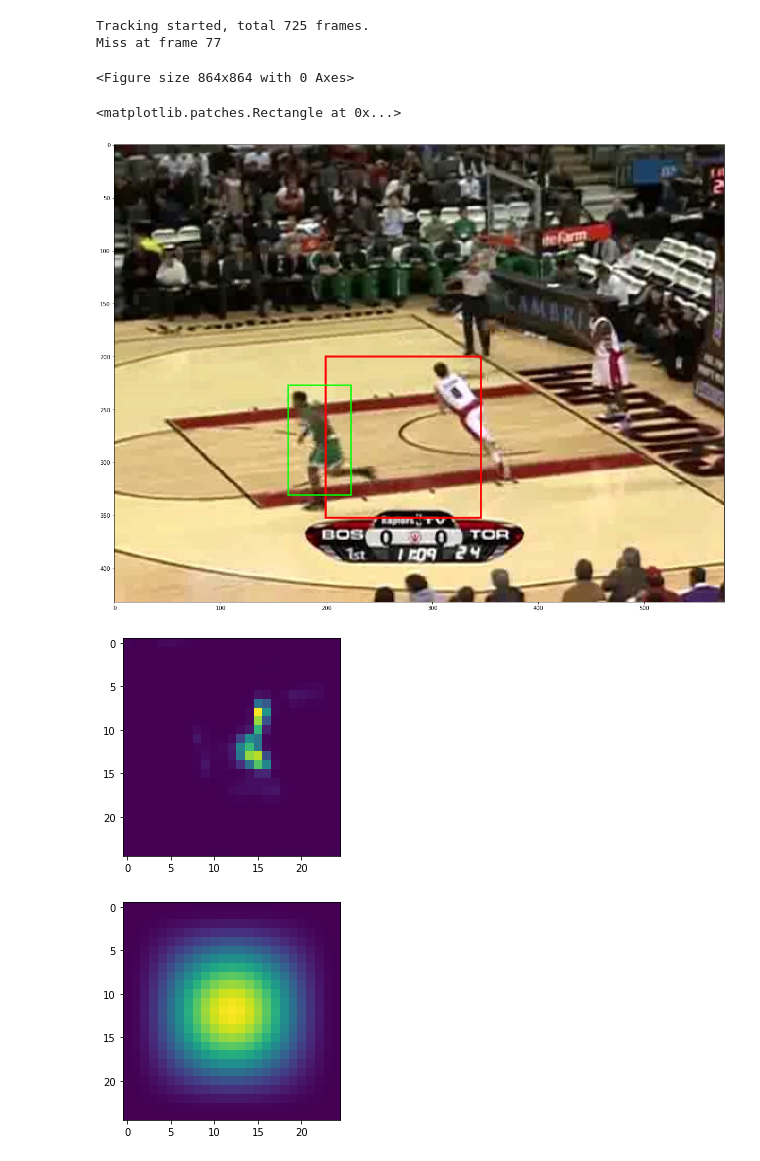
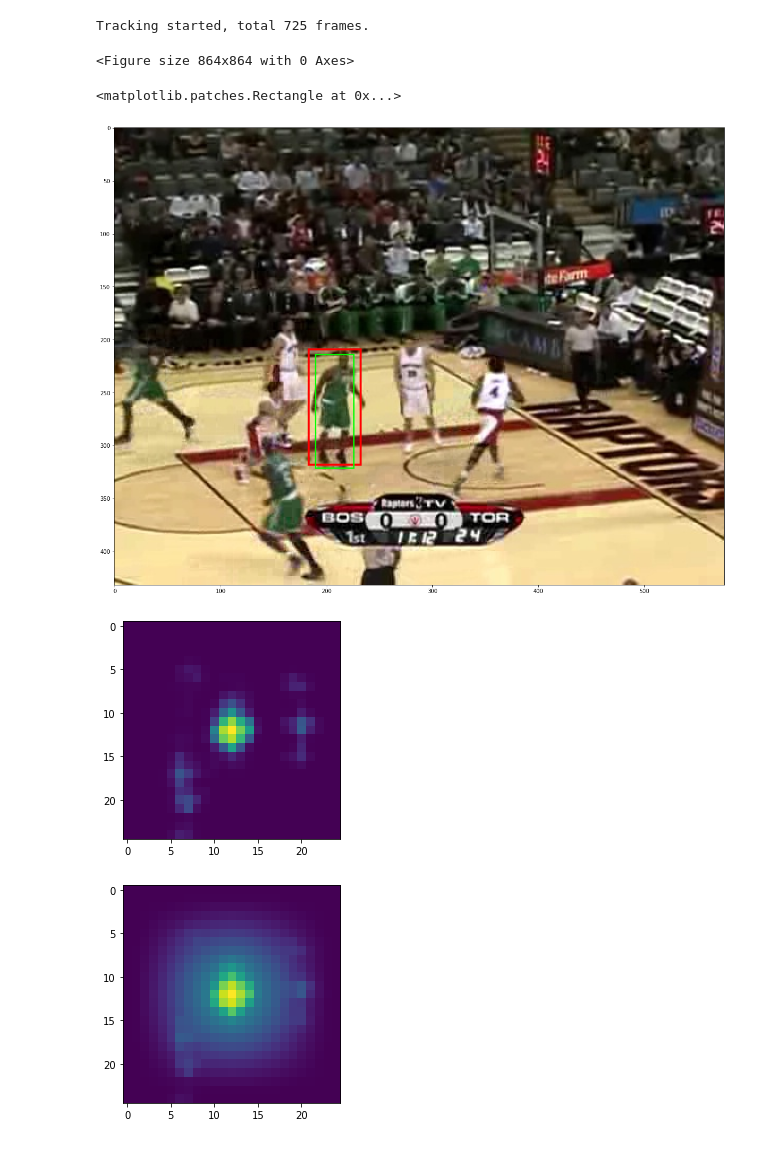
Before and after one commit to eldercrow/tracking-pytorch, a Jupyter notebook: notebook/predict.ipynb, the cells around one changed output. Cells and saved outputs as stored; diff of their text form; code cells hidden in the pictures.

```diff
--- a/notebook/predict.ipynb
+++ b/notebook/predict.ipynb
@@ -19,8 +21,8 @@ os.environ['CUDA_VISIBLE_DEVICES'] = '0'
 # %%
 # fn_config = 'experiments/baseline/config.yaml'
 # snapshot = 'experiments/baseline/snapshot/checkpoint_e99.pth'
-fn_config = 'experiments/resnet50_ft7_6gpu/config.yaml'
-snapshot = 'experiments/resnet50_ft7_6gpu/snapshot/checkpoint_e2.pth'
+fn_config = '/home/hyunjoon/github/tracking-pytorch/experiments/siamcar_mobilenetv2_2gpu/config.yaml'
+snapshot = '/home/hyunjoon/github/tracking-pytorch/experiments/siamcar_mobilenetv2_2gpu/snapshot/checkpoint_e16.pth'
 # %%
 cfg.merge_from_file(fn_config)
 # cfg.TRACK.LR = 0.7
@@ -40,8 +42,8 @@ test_name = 'basketball'
 
 # path_seq = '~/dataset/got-10k/val/GOT-10k_Val_000009'
 # fn_gt = '~/dataset/got-10k/val/GOT-10k_Val_000009/groundtruth.txt'
-path_seq = '/home/hyunjoon/dataset_jinwook/vot2018/{}/'.format(test_name)
-fn_gt = '/home/hyunjoon/dataset_jinwook/vot2018/{}/groundtruth.txt'.format(test_name)
+path_seq = '/home/hyunjoon/dataset/vot2018/{}/'.format(test_name)
+fn_gt = '/home/hyunjoon/dataset/vot2018/{}/groundtruth.txt'.format(test_name)
 
 path_seq = os.path.expanduser(path_seq)
 fn_gt = os.path.expanduser(fn_gt)
@@ -96,7 +98,7 @@ for ii, fn in enumerate(files_seq[1:], 1):
 
 #     if ii > 10:
 #         break
-#     break
+    break
     if iou < 0.1:
         print('Miss at frame {}'.format(ii))
         break
@@ -118,7 +120,6 @@ for ii, fn in enumerate(files_seq[1:], 1):
     plt.clf()
 # %% [output]
 Tracking started, total 725 frames.
-Miss at frame 77
 <Figure size 864x864 with 0 Axes>
 # %%
 plt.figure(figsize=(20,20))
@@ -137,21 +138,21 @@ rect = plt.Rectangle((gtbb[0], gtbb[1]),
 plt.gca().add_patch(rect)
 # %% [output]
 <matplotlib.patches.Rectangle at 0x...>
-[figure, old version]
+[figure, new version]
 # %%
-score = res['score'].reshape((5, 25, 25))
-plt.imshow(np.max(score, axis=0))
+score = res['score'].reshape((25, 25))
+plt.imshow(score)
 plt.savefig('./result_images/{}/score_{:04d}.png'.format(test_name, ii))
 # plt.close('all')
 # %% [output]
-[figure, old version]
+[figure, new version]
 # %%
-pscore = res['pscore'].reshape((5, 25, 25))
-plt.imshow(np.max(pscore, axis=0))
+pscore = res['pscore'].reshape((25, 25))
+plt.imshow(pscore)
 plt.savefig('./result_images/{}/pscore_{:04d}.png'.format(test_name, ii))
 # plt.close('all')
 # %% [output]
-[figure, old version]
+[figure, new version]
 # %%
 np.max(score)
 # %% [output]
```
Also changed, not shown: parts of 3 cells of this notebook, 6 other files.
